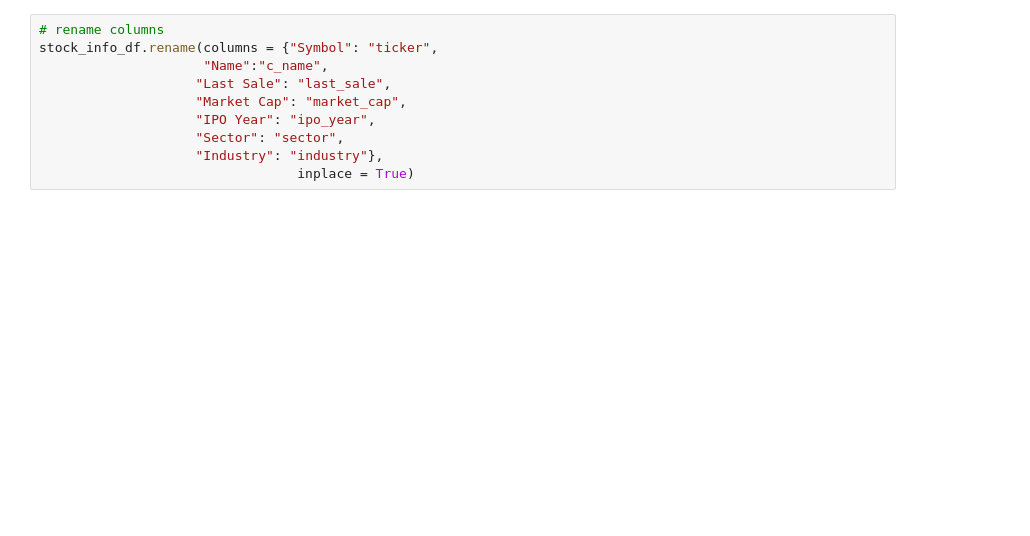
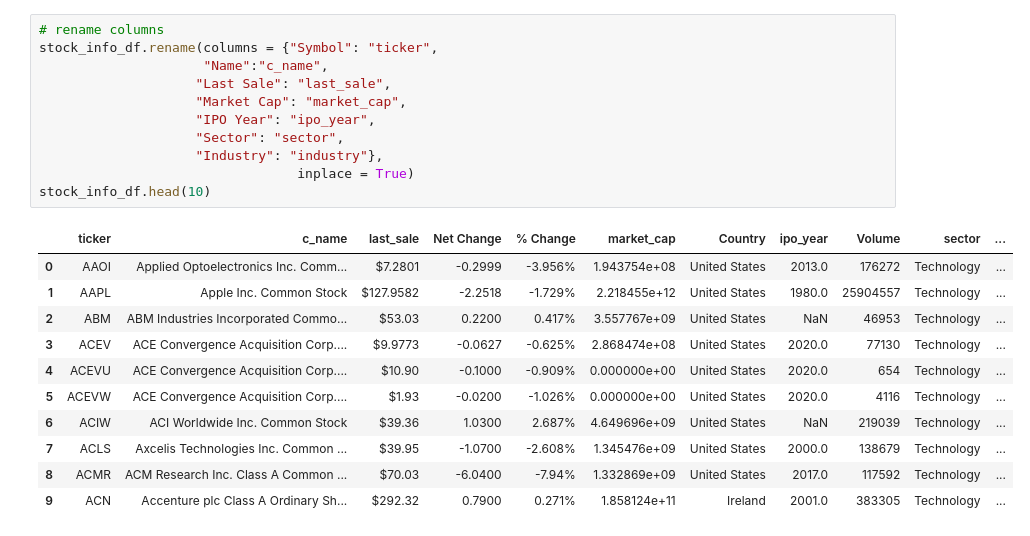
Before and after one commit to DanMarks12/Final_Project_Group5, a Jupyter notebook: Tech_Stocks.ipynb, the cells around one changed output. Drawn from its saved outputs; the diff is of its cells as text; blank space fills up the shorter version.

```diff
--- a/Tech_Stocks.ipynb
+++ b/Tech_Stocks.ipynb
@@ -30,12 +33,25 @@ stock_info_df.head(10)
 # %%
 # rename columns
 stock_info_df.rename(columns = {"Symbol": "ticker",
                      "Name":"c_name",
                     "Last Sale": "last_sale",
                     "Market Cap": "market_cap",
                     "IPO Year": "ipo_year",
                     "Sector": "sector",
                     "Industry": "industry"},
                                  inplace = True)
+stock_info_df.head(10)
+# %% [output]
+|  | ticker | c_name | last_sale | Net Change | % Change | market_cap | Country | ipo_year | Volume | sector | ... |
+| 0 | AAOI | Applied Optoelectronics Inc. Comm... | $7.2801 | -0.2999 | -3.956% | 1.943754e+08 | United States | 2013.0 | 176272 | Technology | ... |
+| 1 | AAPL | Apple Inc. Common Stock | $127.9582 | -2.2518 | -1.729% | 2.218455e+12 | United States | 1980.0 | 25904557 | Technology | ... |
+| 2 | ABM | ABM Industries Incorporated Commo... | $53.03 | 0.2200 | 0.417% | 3.557767e+09 | United States | NaN | 46953 | Technology | ... |
+| 3 | ACEV | ACE Convergence Acquisition Corp.... | $9.9773 | -0.0627 | -0.625% | 2.868474e+08 | United States | 2020.0 | 77130 | Technology | ... |
+| 4 | ACEVU | ACE Convergence Acquisition Corp.... | $10.90 | -0.1000 | -0.909% | 0.000000e+00 | United States | 2020.0 | 654 | Technology | ... |
+| 5 | ACEVW | ACE Convergence Acquisition Corp.... | $1.93 | -0.0200 | -1.026% | 0.000000e+00 | United States | 2020.0 | 4116 | Technology | ... |
+| 6 | ACIW | ACI Worldwide Inc. Common Stock | $39.36 | 1.0300 | 2.687% | 4.649696e+09 | United States | NaN | 219039 | Technology | ... |
+| 7 | ACLS | Axcelis Technologies Inc. Common ... | $39.95 | -1.0700 | -2.608% | 1.345476e+09 | United States | 2000.0 | 138679 | Technology | ... |
+| 8 | ACMR | ACM Research Inc. Class A Common ... | $70.03 | -6.0400 | -7.94% | 1.332869e+09 | United States | 2017.0 | 117592 | Technology | ... |
+| 9 | ACN | Accenture plc Class A Ordinary Sh... | $292.32 | 0.7900 | 0.271% | 1.858124e+11 | Ireland | 2001.0 | 383305 | Technology | ... |
 # %%
 # pandas drop columns using list of column names
```
Also changed, not shown: parts of 12 cells of this notebook.
